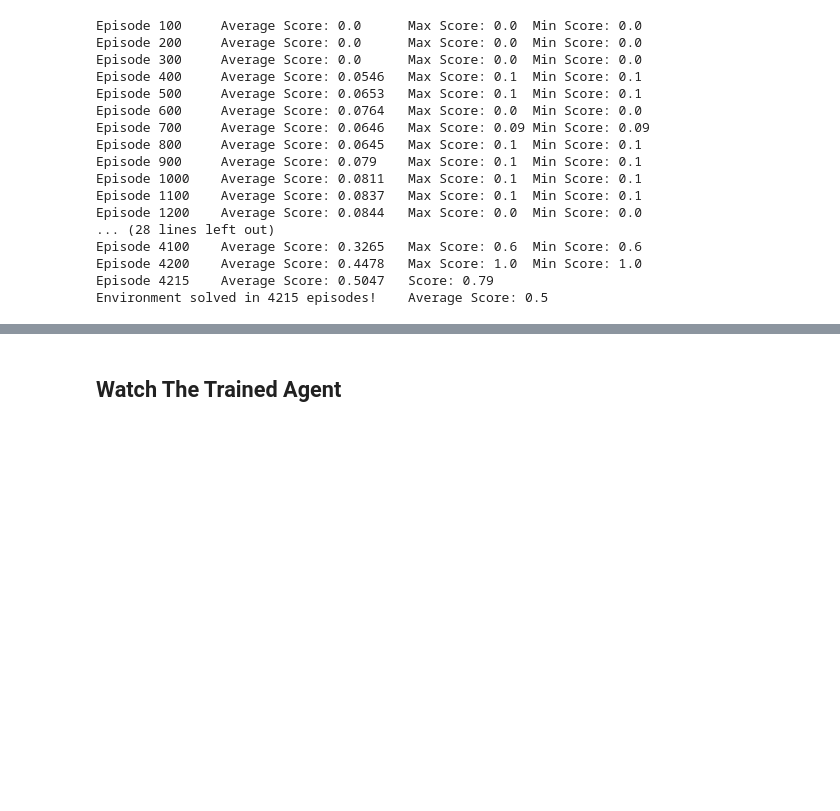
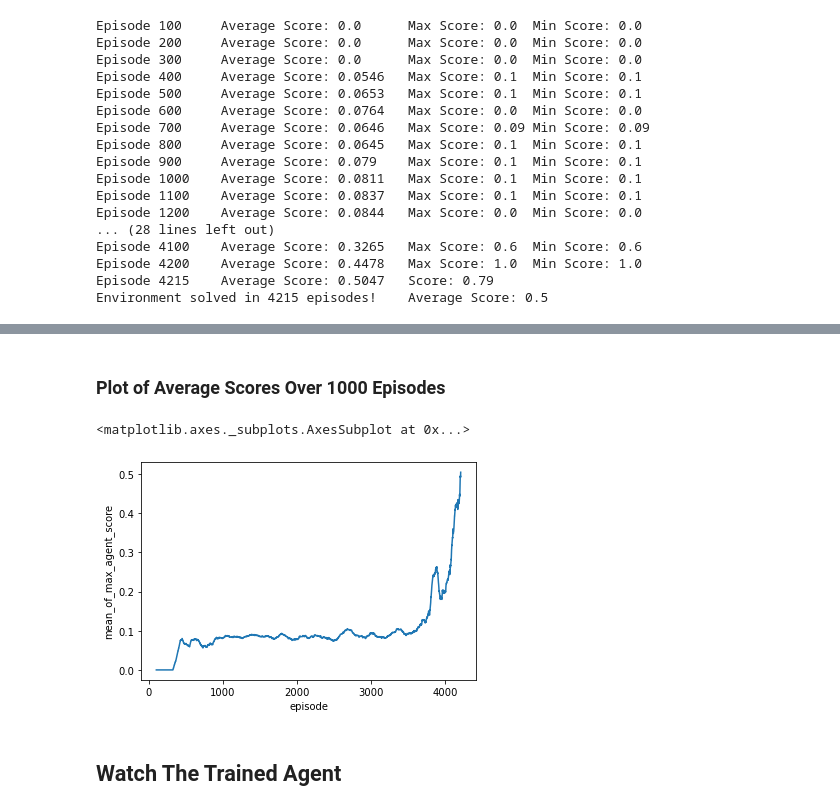
Before and after one commit to kswann-mck/udacity_drl_p3, a Jupyter notebook: Report.ipynb, the cells around one changed output, grey strips where cells are left out. Drawn from its saved outputs; the diff is of its cells as text; code cells hidden in the pictures; blank space fills up the shorter version.

```diff
--- a/Report.ipynb
+++ b/Report.ipynb
@@ -85,22 +86,3 @@ The state for the first agent looks like: [ 0.          0.          0.
   0.          0.          0.          0.          0.          0.
   0.          0.          0.          0.         -6.29742813 -1.5
  -0.          0.          7.17024279  6.         -0.          0.        ]
-# %%
-import numpy as np
-
-for i in range(1, 6):                                      # play game for 5 episodes
-    env_info = env.reset(train_mode=False)[brain_name]     # reset the environment
-    states = env_info.vector_observations                  # get the current state (for each agent)
-    scores = np.zeros(num_agents)                          # initialize the score (for each agent)
-    while True:
-        actions = np.random.randn(num_agents, action_size) # select an action (for each agent)
-        actions = np.clip(actions, -1, 1)                  # all actions between -1 and 1
-        env_info = env.step(actions)[brain_name]           # send all actions to tne environment
-        next_states = env_info.vector_observations         # get next state (for each agent)
-        rewards = env_info.rewards                         # get reward (for each agent)
-        dones = env_info.local_done                        # see if episode finished
-        scores += env_info.rewards                         # update the score (for each agent)
-        states = next_states                               # roll over states to next time step
-        if np.any(dones):                                  # exit loop if episode finished
-            break
-    print('Score (max over agents) from episode {}: {}'.format(i, np.max(scores)))
@@ -278,3 +199,20 @@ Below you can see the plots of raw scores and average scores that I took from Te
+# %% [markdown]
+### Plot of Average Scores Over 1000 Episodes
+# %%
+import seaborn as sns
+import pandas as pd
+
+with open("scores.json", "r") as f:
+    scores = json.load(f)
+
+sdf = pd.DataFrame(scores)
+sdf = sdf.reset_index().rename(columns={"index": "episode", "scores": "max_agent_score"})
+sdf["mean_of_max_agent_score"] = sdf["max_agent_score"].rolling(window=100).mean()
+
+sns.lineplot(data=sdf, x="episode", y="mean_of_max_agent_score")
+# %% [output]
+<matplotlib.axes._subplots.AxesSubplot at 0x...>
+[figure, added]
 # %% [markdown]
 ## Watch The Trained Agent
 # %% [markdown]
```
Also changed, not shown: parts of 14 cells of this notebook, 18 other files.
